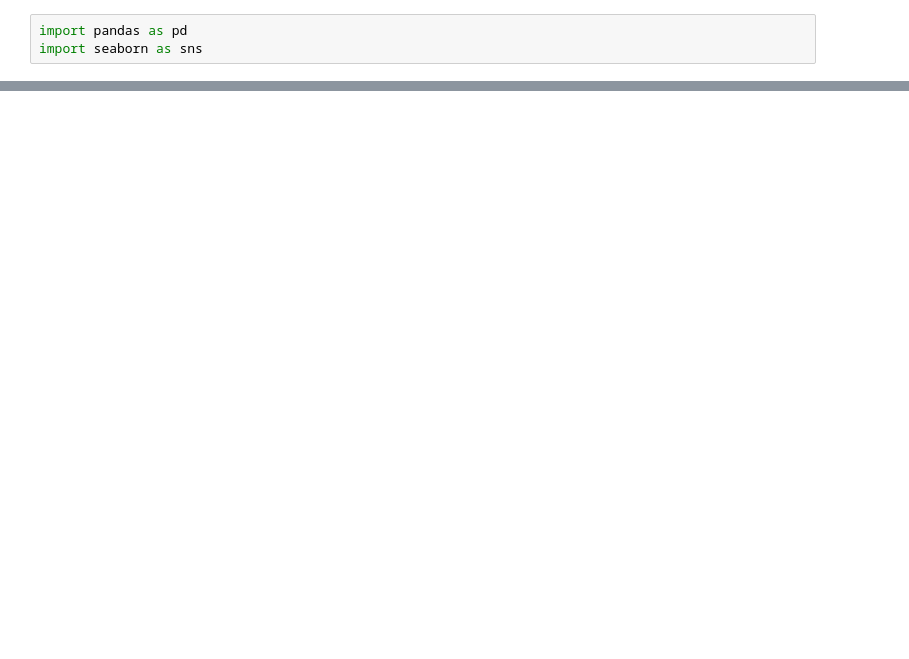
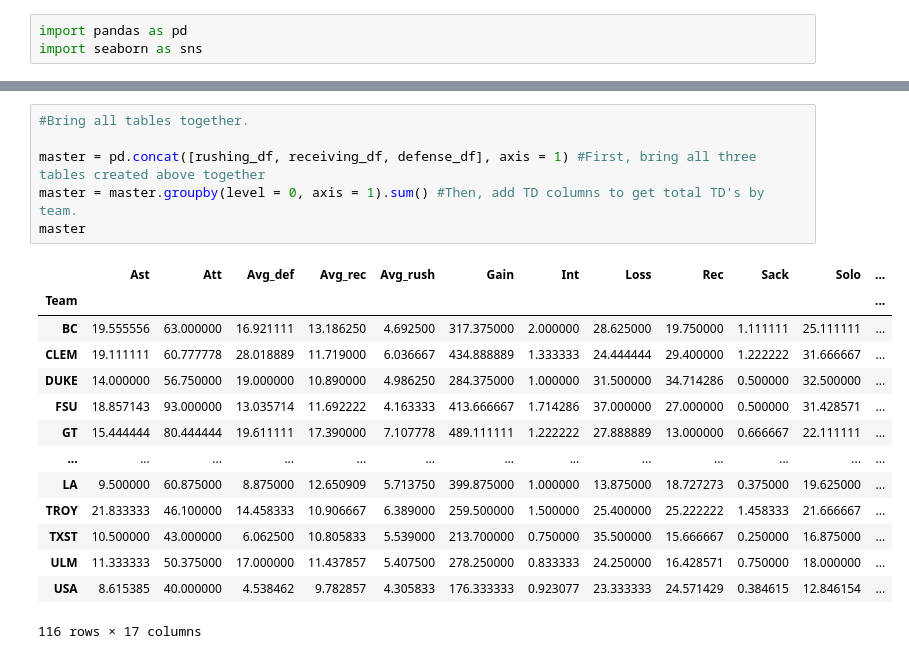
Before and after one commit to JosiahGuy/DS320Project, a Jupyter notebook: college_football_classifier.ipynb, the cells around one changed output, grey strips where cells are left out. Cells and saved outputs as stored; diff of their text form; blank space fills up the shorter version.

```diff
--- a/college_football_classifier.ipynb
+++ b/college_football_classifier.ipynb
@@ -88,0 +134,21 @@ receiving_df
+# %%
+#Bring all tables together.
+
+master = pd.concat([rushing_df, receiving_df, defense_df], axis = 1) #First, bring all three tables created above together
+master = master.groupby(level = 0, axis = 1).sum() #Then, add TD columns to get total TD's by team.
+master
+# %% [output]
+|  | Ast | Att | Avg_def | Avg_rec | Avg_rush | Gain | Int | Loss | Rec | Sack | Solo | ... |
+| Team |  |  |  |  |  |  |  |  |  |  |  | ... |
+| BC | 19.555556 | 63.000000 | 16.921111 | 13.186250 | 4.692500 | 317.375000 | 2.000000 | 28.625000 | 19.750000 | 1.111111 | 25.111111 | ... |
+| CLEM | 19.111111 | 60.777778 | 28.018889 | 11.719000 | 6.036667 | 434.888889 | 1.333333 | 24.444444 | 29.400000 | 1.222222 | 31.666667 | ... |
+| DUKE | 14.000000 | 56.750000 | 19.000000 | 10.890000 | 4.986250 | 284.375000 | 1.000000 | 31.500000 | 34.714286 | 0.500000 | 32.500000 | ... |
+| FSU | 18.857143 | 93.000000 | 13.035714 | 11.692222 | 4.163333 | 413.666667 | 1.714286 | 37.000000 | 27.000000 | 0.500000 | 31.428571 | ... |
+| GT | 15.444444 | 80.444444 | 19.611111 | 17.390000 | 7.107778 | 489.111111 | 1.222222 | 27.888889 | 13.000000 | 0.666667 | 22.111111 | ... |
+| ... | ... | ... | ... | ... | ... | ... | ... | ... | ... | ... | ... | ... |
+| LA | 9.500000 | 60.875000 | 8.875000 | 12.650909 | 5.713750 | 399.875000 | 1.000000 | 13.875000 | 18.727273 | 0.375000 | 19.625000 | ... |
+| TROY | 21.833333 | 46.100000 | 14.458333 | 10.906667 | 6.389000 | 259.500000 | 1.500000 | 25.400000 | 25.222222 | 1.458333 | 21.666667 | ... |
+| TXST | 10.500000 | 43.000000 | 6.062500 | 10.805833 | 5.539000 | 213.700000 | 0.750000 | 35.500000 | 15.666667 | 0.250000 | 16.875000 | ... |
+| ULM | 11.333333 | 50.375000 | 17.000000 | 11.437857 | 5.407500 | 278.250000 | 0.833333 | 24.250000 | 16.428571 | 0.750000 | 18.000000 | ... |
+| USA | 8.615385 | 40.000000 | 4.538462 | 9.782857 | 4.305833 | 176.333333 | 0.923077 | 23.333333 | 24.571429 | 0.384615 | 12.846154 | ... |
+116 rows × 17 columns
```
Also changed, not shown: parts of 12 cells of this notebook.
